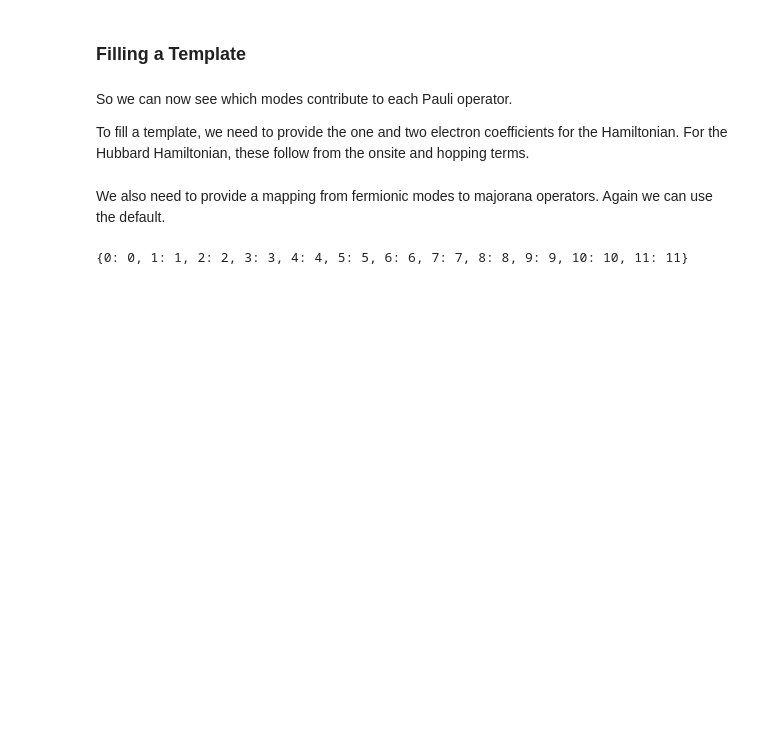
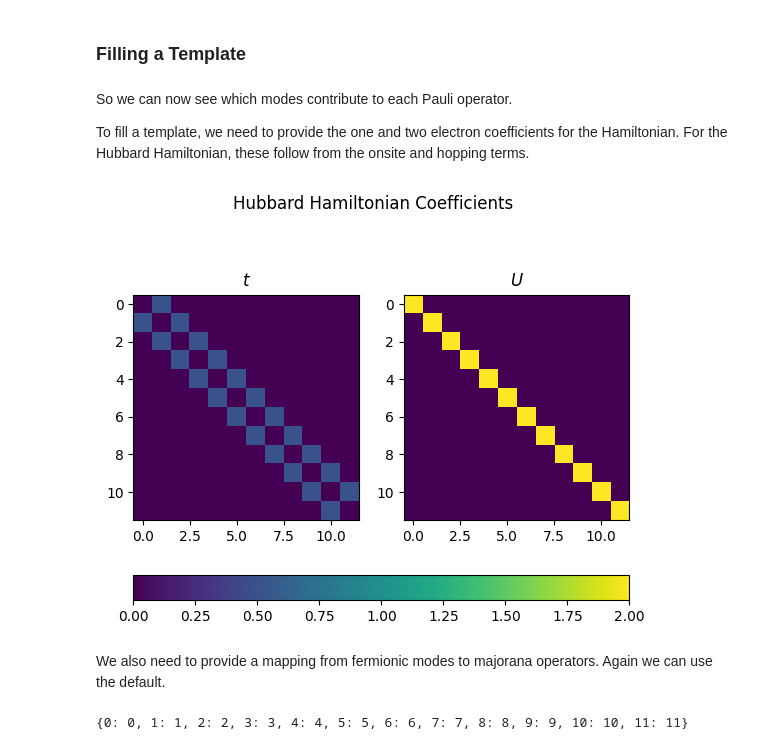
Before and after one commit to UCL-CCS/ferrmion, a Jupyter notebook: docs/source/notebooks/hubbard_hamiltonian.ipynb, the cells around one changed output. Saved outputs shown, nothing was run; the diff lists cells and outputs as text; code cells hidden in the pictures; blank space fills up the shorter version.

Commit message:
add hubbard to sphinx

```diff
--- a/docs/source/notebooks/hubbard_hamiltonian.ipynb
+++ b/docs/source/notebooks/hubbard_hamiltonian.ipynb
@@ -134,6 +134,24 @@ from ferrmion.hamiltonians.hubbard import hubbard_coefficients
 n_modes = jw.n_modes
 
 one_e_coeffs, two_e_coeffs = hubbard_coefficients(n_modes, onsite_term, hopping_term)
+# %%
+import matplotlib.pyplot as plt
+from matplotlib import colors
+fig, axs = plt.subplots(1, 2)
+fig.suptitle('Hubbard Hamiltonian Coefficients')
+# create a single norm to be shared across all images
+norm = colors.Normalize(vmin=np.min(0), vmax=np.max([onsite_term, hopping_term]))
+
+axs[0].set_title("$t$")
+axs[1].set_title("$U$")
+images = []
+images.append(axs[0].imshow(one_e_coeffs, norm=norm))
+# We use einsum to see the values for number operators
+images.append(axs[1].imshow(np.einsum("iijj->ij", two_e_coeffs), norm=norm))
+fig.colorbar(images[0], ax=axs, orientation='horizontal', fraction=.1)
+plt.show()
+# %% [output]
+[figure, added]
 # %% [markdown]
 
 
```
Also changed, not shown: parts of 3 cells of this notebook, 1 other file.
